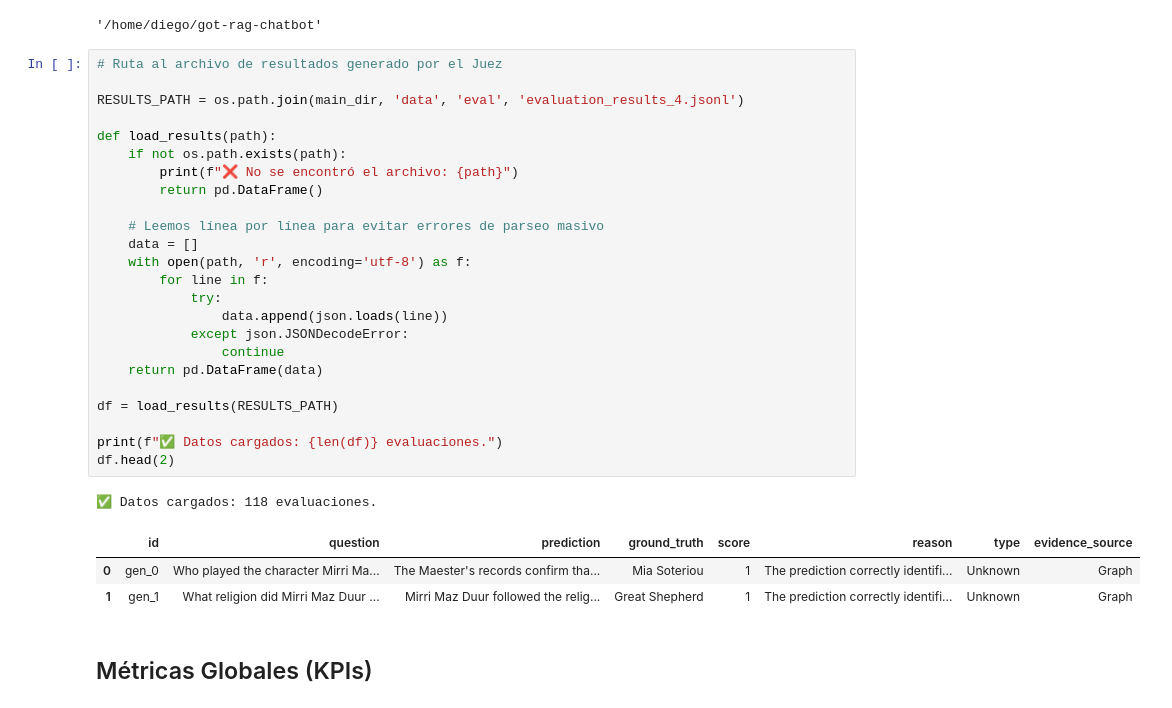
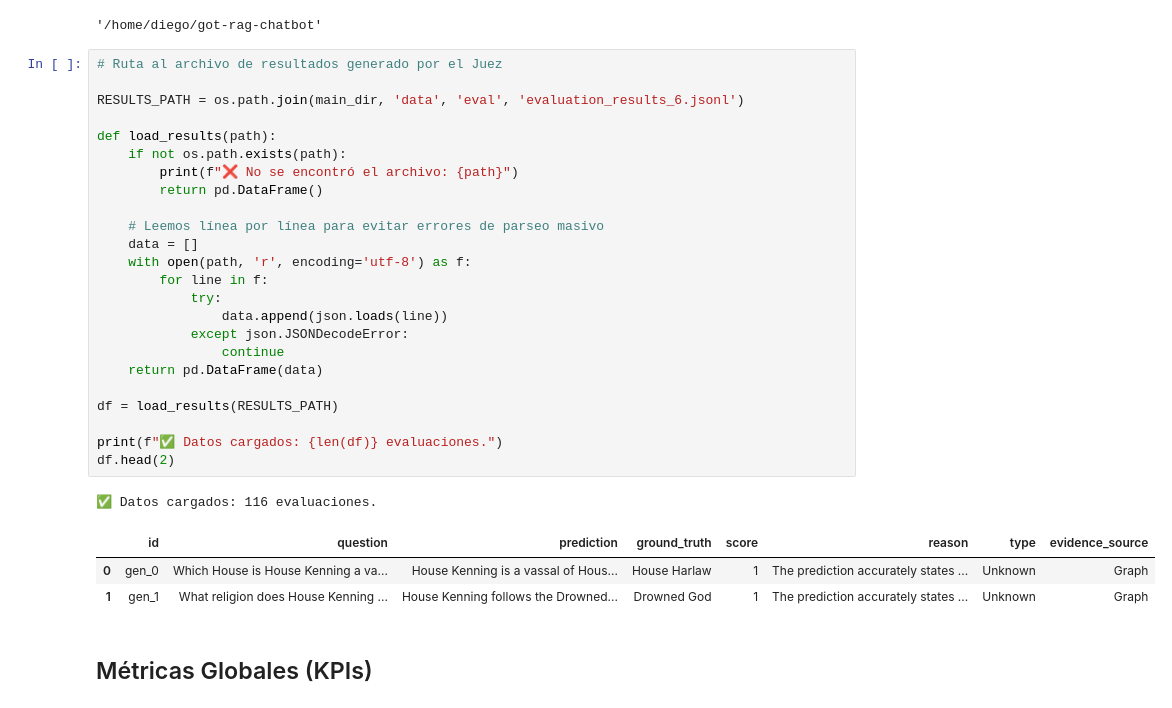
Before and after one commit to DiegoPaezA/got-rag-chatbot, a Jupyter notebook: notebook_experiments/04_analysis_judge.ipynb, the cells around one changed output. Drawn from its saved outputs; the diff is of its cells as text.

```diff
--- a/notebook_experiments/04_analysis_judge.ipynb
+++ b/notebook_experiments/04_analysis_judge.ipynb
@@ -18,32 +18,32 @@ main_dir
 # %%
 # Ruta al archivo de resultados generado por el Juez
 
-RESULTS_PATH = os.path.join(main_dir, 'data', 'eval', 'evaluation_results_4.jsonl')
+RESULTS_PATH = os.path.join(main_dir, 'data', 'eval', 'evaluation_results_6.jsonl')
 
 def load_results(path):
     if not os.path.exists(path):
         print(f"❌ No se encontró el archivo: {path}")
         return pd.DataFrame()
 
     # Leemos línea por línea para evitar errores de parseo masivo
     data = []
     with open(path, 'r', encoding='utf-8') as f:
         for line in f:
             try:
                 data.append(json.loads(line))
             except json.JSONDecodeError:
                 continue
     return pd.DataFrame(data)
 
 df = load_results(RESULTS_PATH)
 
 print(f"✅ Datos cargados: {len(df)} evaluaciones.")
 df.head(2)
 # %% [output]
-✅ Datos cargados: 118 evaluaciones.
+✅ Datos cargados: 116 evaluaciones.
 |  | id | question | prediction | ground_truth | score | reason | type | evidence_source |
-| 0 | gen_0 | Who played the character Mirri Ma... | The Maester's records confirm tha... | Mia Soteriou | 1 | The prediction correctly identifi... | Unknown | Graph |
-| 1 | gen_1 | What religion did Mirri Maz Duur ... | Mirri Maz Duur followed the relig... | Great Shepherd | 1 | The prediction correctly identifi... | Unknown | Graph |
+| 0 | gen_0 | Which House is House Kenning a va... | House Kenning is a vassal of Hous... | House Harlaw | 1 | The prediction accurately states ... | Unknown | Graph |
+| 1 | gen_1 | What religion does House Kenning ... | House Kenning follows the Drowned... | Drowned God | 1 | The prediction accurately states ... | Unknown | Graph |
 # %% [markdown]
 ## Métricas Globales (KPIs)
 # %%
```
Also changed, not shown: parts of 3 cells of this notebook.
